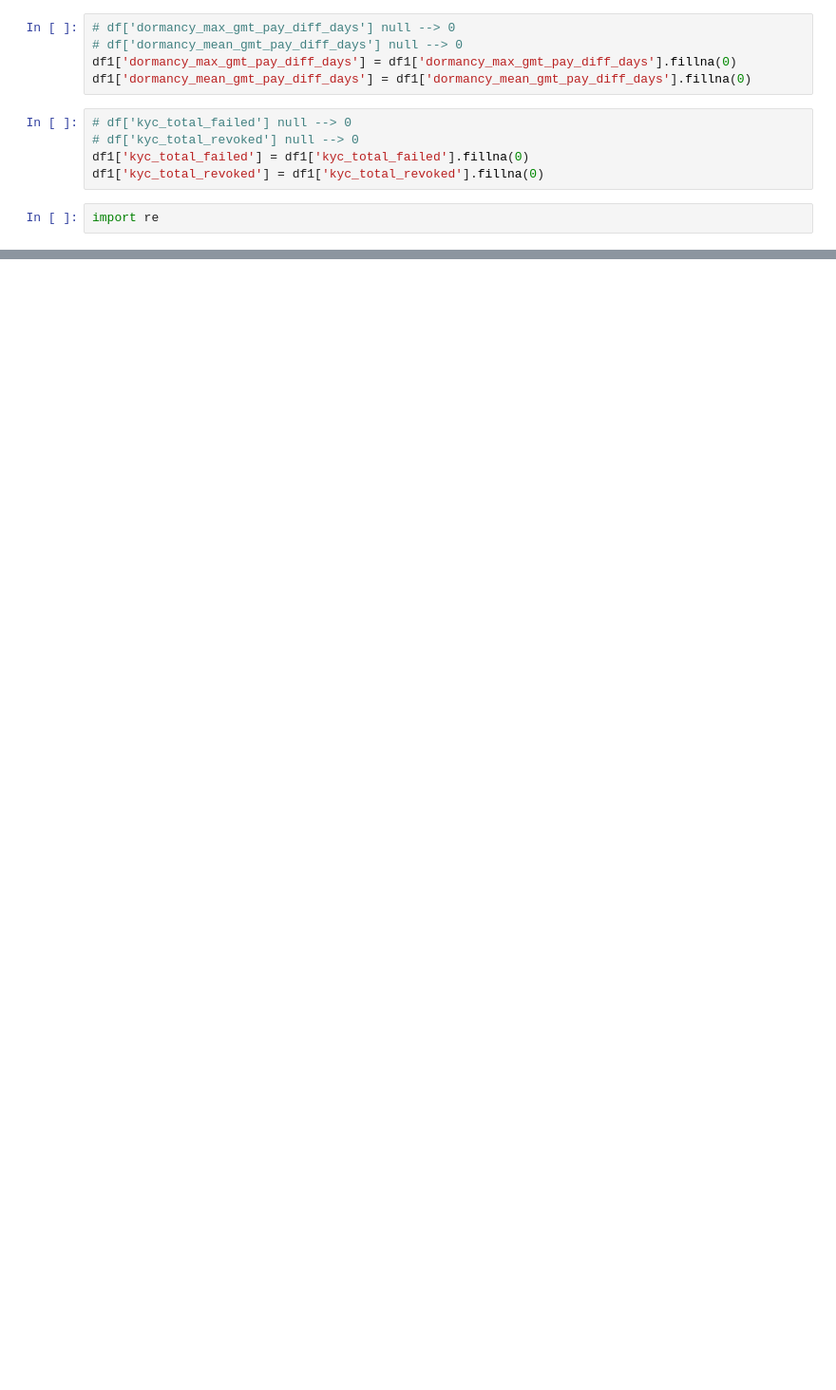
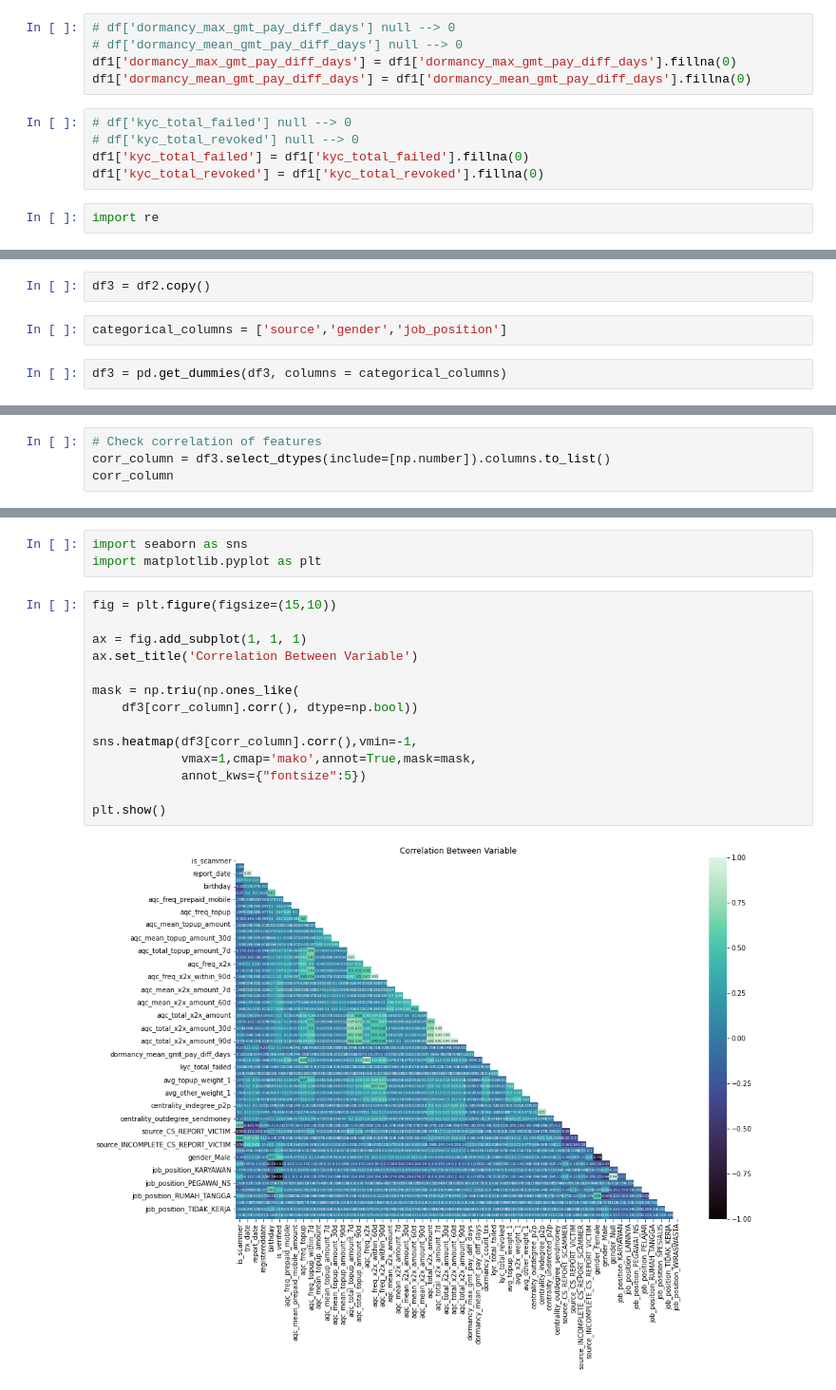
Before and after one commit to C23-FD-1/ml, a Jupyter notebook: Cleaning_coba.ipynb, the cells around one changed output, grey strips where cells are left out. Shown at 95% size. Saved outputs shown, nothing was run; the diff lists cells and outputs as text; blank space fills up the shorter version.

Commit message:
cleaning encoding, heatmap

```diff
--- a/Cleaning_coba.ipynb
+++ b/Cleaning_coba.ipynb
@@ -199,0 +171,6 @@ Name: job_position, Length: 160, dtype: int64
+# %%
+df3 = df2.copy()
+# %%
+categorical_columns = ['source','gender','job_position']
+# %%
+df3 = pd.get_dummies(df3, columns = categorical_columns)
@@ -199,0 +179,4 @@ Name: job_position, Length: 160, dtype: int64
+# %%
+# Check correlation of features
+corr_column = df3.select_dtypes(include=[np.number]).columns.to_list()
+corr_column
@@ -199,0 +201,19 @@ Name: job_position, Length: 160, dtype: int64
+# %%
+import seaborn as sns
+import matplotlib.pyplot as plt
+# %%
+fig = plt.figure(figsize=(15,10))
+
+ax = fig.add_subplot(1, 1, 1)
+ax.set_title('Correlation Between Variable')
+
+mask = np.triu(np.ones_like(
+    df3[corr_column].corr(), dtype=np.bool))
+
+sns.heatmap(df3[corr_column].corr(),vmin=-1,
+            vmax=1,cmap='mako',annot=True,mask=mask,
+            annot_kws={"fontsize":5})
+
+plt.show()
+# %% [output]
+[figure, added]
```
Also changed, not shown: parts of 22 cells of this notebook.
